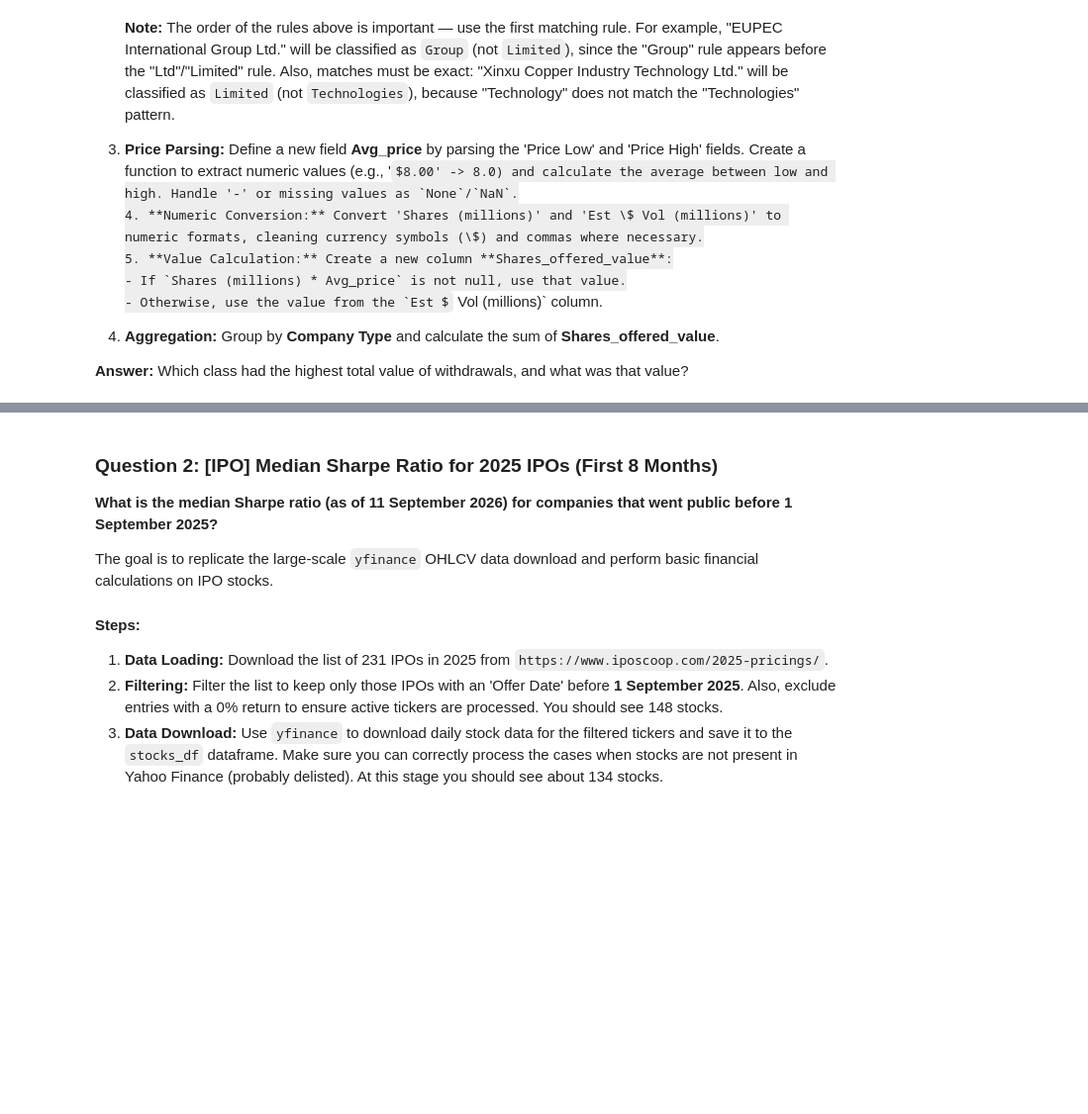
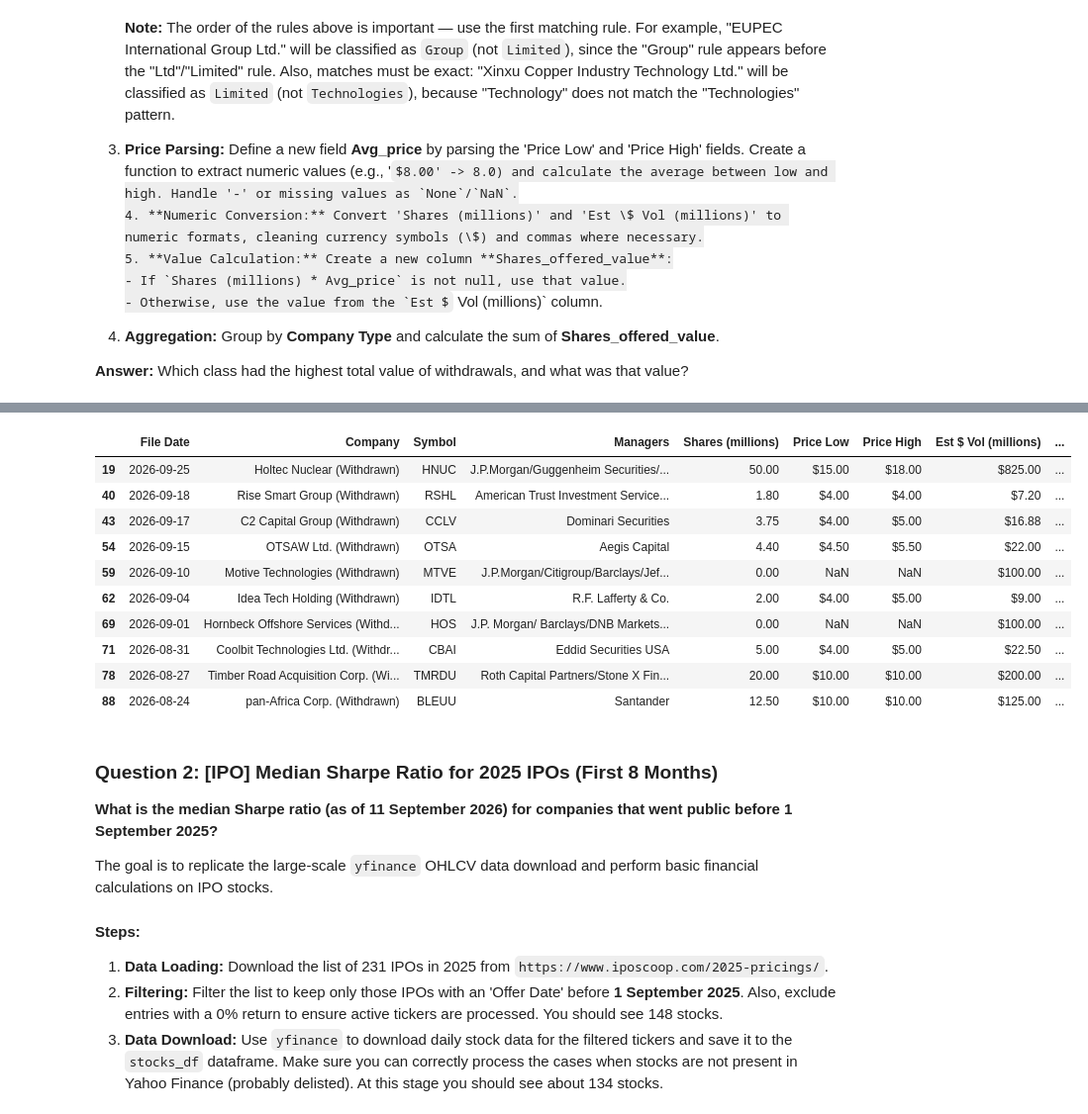
Before and after one commit to albertaleksa/stock-markets-analytics-zoomcamp, a Jupyter notebook: homework2.ipynb, the cells around one changed output, grey strips where cells are left out. Shown at 99% size. Drawn from its saved outputs; the diff is of its cells as text; code cells hidden in the pictures; some formulas as TeX source; blank space fills up the shorter version.

```diff
--- a/homework2.ipynb
+++ b/homework2.ipynb
@@ -45,0 +120,7 @@ From the Recently Filed IPO list ([iposcoop.com/ipos-recently-filed](https://www
+# %%
+ipos['File Date'] = pd.to_datetime(ipos['File Date'], errors="coerce")
+ipos['Price Low'] = pd.to_numeric(ipos['Price Low'].str.replace('$', ''), errors="coerce")
+ipos['Price High'] = pd.to_numeric(ipos['Price High'].str.replace('$', ''), errors="coerce")
+ipos['Est $ Vol (millions)'] = pd.to_numeric(ipos['Est $ Vol (millions)'].str.replace('$', ''), errors="coerce")
+
+ipos.info()
@@ -45,0 +147,3 @@ From the Recently Filed IPO list ([iposcoop.com/ipos-recently-filed](https://www
+# %%
+ipos_withdrawn = ipos[ipos['Expected To Trade'] == 'Withdrawn']
+ipos_withdrawn.info()
@@ -46,3 +168,17 @@ From the Recently Filed IPO list ([iposcoop.com/ipos-recently-filed](https://www
+# %%
+ipos_withdrawn.head(10)
+# %% [output]
+|  | File Date | Company | Symbol | Managers | Shares (millions) | Price Low | Price High | Est $ Vol (millions) | ... |
+| 19 | 2026-09-25 | Holtec Nuclear (Withdrawn) | HNUC | J.P.Morgan/Guggenheim Securities/... | 50.00 | $15.00 | $18.00 | $825.00 | ... |
+| 40 | 2026-09-18 | Rise Smart Group (Withdrawn) | RSHL | American Trust Investment Service... | 1.80 | $4.00 | $4.00 | $7.20 | ... |
+| 43 | 2026-09-17 | C2 Capital Group (Withdrawn) | CCLV | Dominari Securities | 3.75 | $4.00 | $5.00 | $16.88 | ... |
+| 54 | 2026-09-15 | OTSAW Ltd. (Withdrawn) | OTSA | Aegis Capital | 4.40 | $4.50 | $5.50 | $22.00 | ... |
+| 59 | 2026-09-10 | Motive Technologies (Withdrawn) | MTVE | J.P.Morgan/Citigroup/Barclays/Jef... | 0.00 | NaN | NaN | $100.00 | ... |
+| 62 | 2026-09-04 | Idea Tech Holding (Withdrawn) | IDTL | R.F. Lafferty & Co. | 2.00 | $4.00 | $5.00 | $9.00 | ... |
+| 69 | 2026-09-01 | Hornbeck Offshore Services (Withd... | HOS | J.P. Morgan/ Barclays/DNB Markets... | 0.00 | NaN | NaN | $100.00 | ... |
+| 71 | 2026-08-31 | Coolbit Technologies Ltd. (Withdr... | CBAI | Eddid Securities USA | 5.00 | $4.00 | $5.00 | $22.50 | ... |
+| 78 | 2026-08-27 | Timber Road Acquisition Corp. (Wi... | TMRDU | Roth Capital Partners/Stone X Fin... | 20.00 | $10.00 | $10.00 | $200.00 | ... |
+| 88 | 2026-08-24 | pan-Africa Corp. (Withdrawn) | BLEUU | Santander | 12.50 | $10.00 | $10.00 | $125.00 | ... |
 # %% [markdown]
 ### Question 2: [IPO] Median Sharpe Ratio for 2025 IPOs (First 8 Months)
 
```
Also changed, not shown: parts of 6 cells of this notebook.
